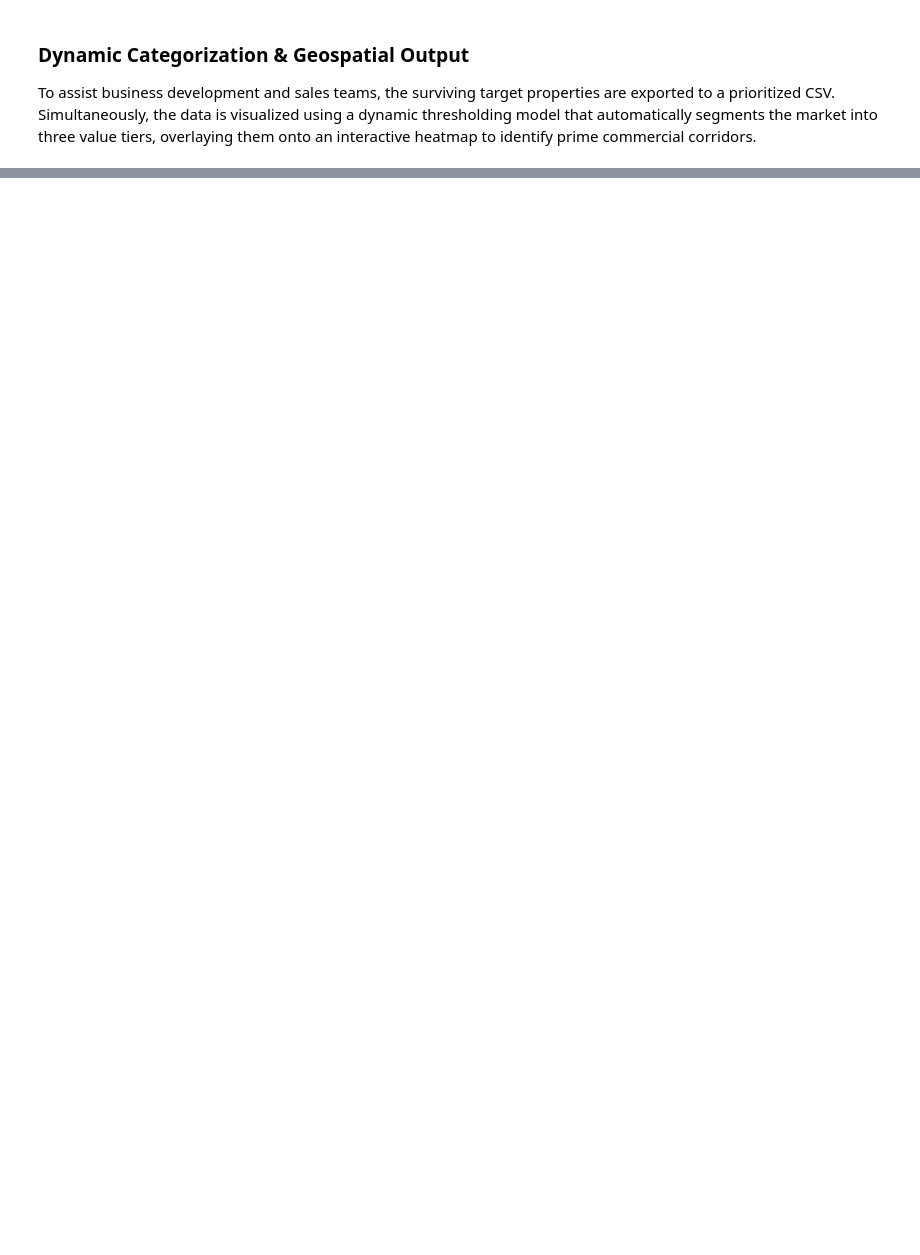
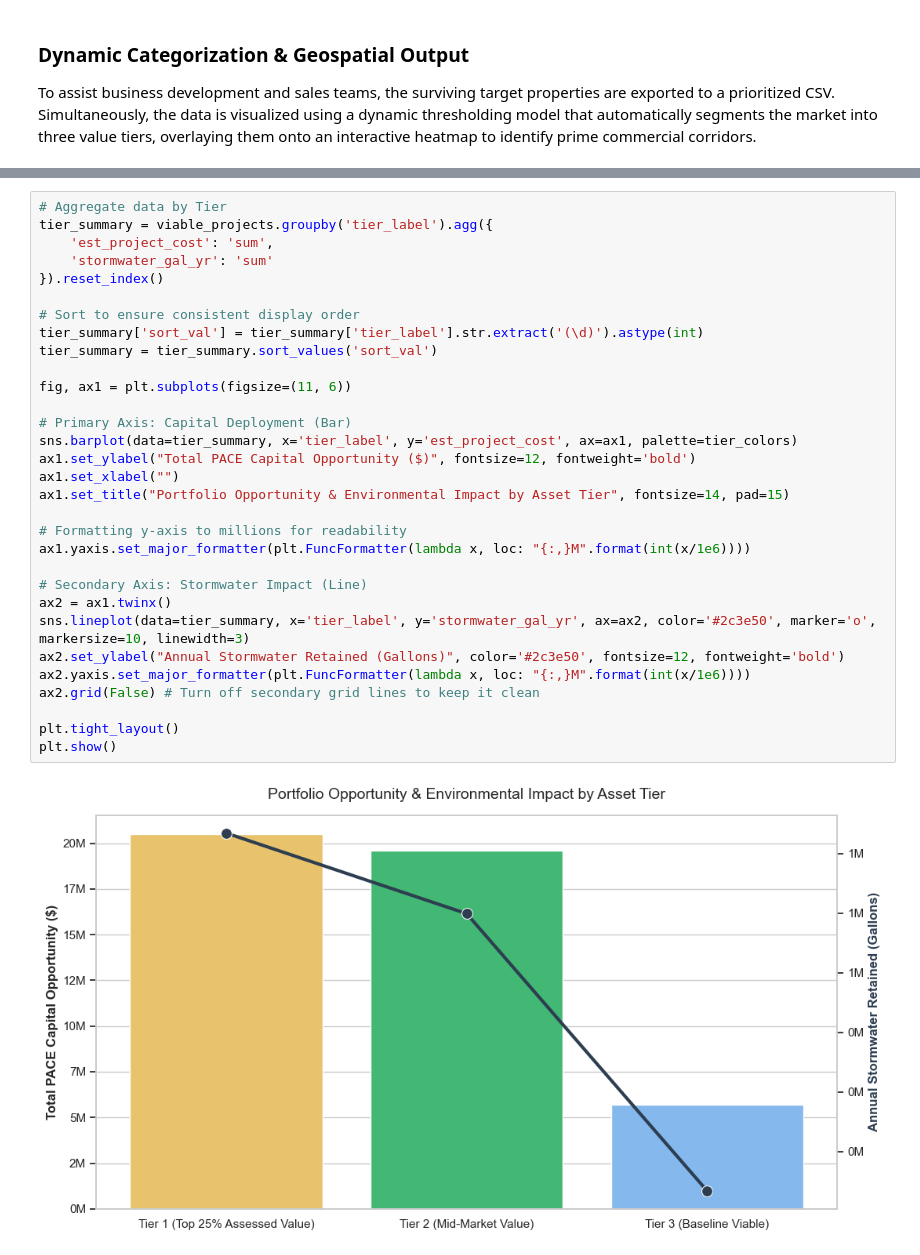
Before and after one commit to bsquade91/pace_project, a Jupyter notebook: pace_model.ipynb, the cells around one changed output, grey strips where cells are left out. Drawn from its saved outputs; the diff is of its cells as text; blank space fills up the shorter version.

```diff
--- a/pace_model.ipynb
+++ b/pace_model.ipynb
@@ -220,0 +344,33 @@ Complete! Look for 'pace_feasibility_map.html' in your folder.
+# %%
+# Aggregate data by Tier
+tier_summary = viable_projects.groupby('tier_label').agg({
+    'est_project_cost': 'sum',
+    'stormwater_gal_yr': 'sum'
+}).reset_index()
+
+# Sort to ensure consistent display order
+tier_summary['sort_val'] = tier_summary['tier_label'].str.extract('(\d)').astype(int)
+tier_summary = tier_summary.sort_values('sort_val')
+
+fig, ax1 = plt.subplots(figsize=(11, 6))
+
+# Primary Axis: Capital Deployment (Bar)
+sns.barplot(data=tier_summary, x='tier_label', y='est_project_cost', ax=ax1, palette=tier_colors)
+ax1.set_ylabel("Total PACE Capital Opportunity ($)", fontsize=12, fontweight='bold')
+ax1.set_xlabel("")
+ax1.set_title("Portfolio Opportunity & Environmental Impact by Asset Tier", fontsize=14, pad=15)
+
+# Formatting y-axis to millions for readability
+ax1.yaxis.set_major_formatter(plt.FuncFormatter(lambda x, loc: "{:,}M".format(int(x/1e6))))
+
+# Secondary Axis: Stormwater Impact (Line)
+ax2 = ax1.twinx()
+sns.lineplot(data=tier_summary, x='tier_label', y='stormwater_gal_yr', ax=ax2, color='#2c3e50', marker='o', markersize=10, linewidth=3)
+ax2.set_ylabel("Annual Stormwater Retained (Gallons)", color='#2c3e50', fontsize=12, fontweight='bold')
+ax2.yaxis.set_major_formatter(plt.FuncFormatter(lambda x, loc: "{:,}M".format(int(x/1e6))))
+ax2.grid(False) # Turn off secondary grid lines to keep it clean
+
+plt.tight_layout()
+plt.show()
+# %% [output]
+[figure, added]
```
Also changed, not shown: parts of 14 cells of this notebook, 2 other files.
